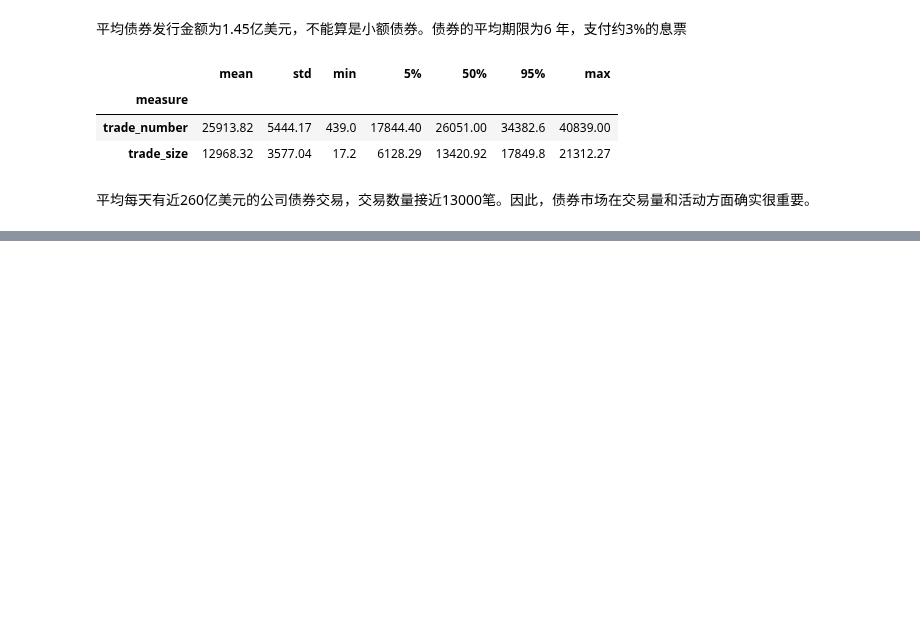
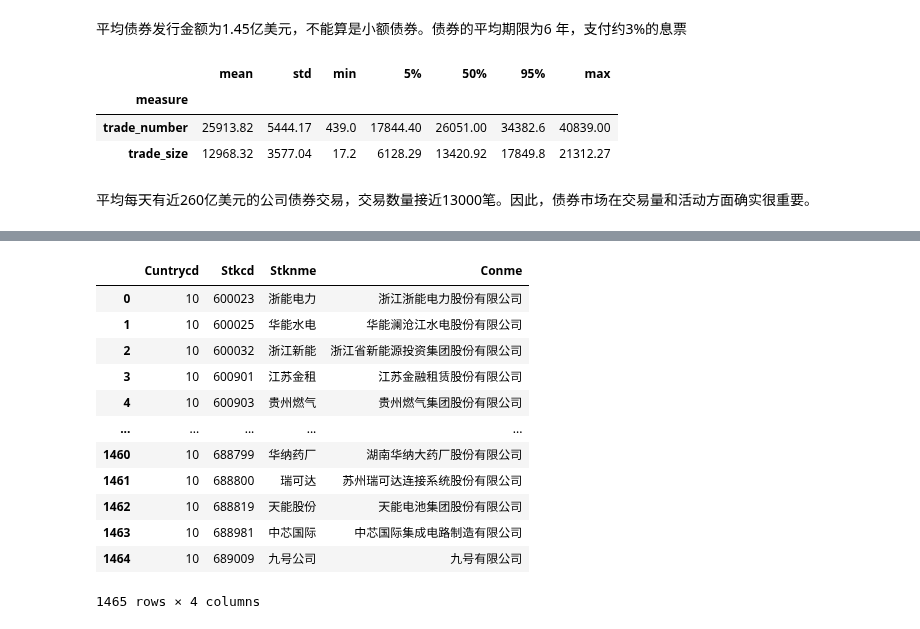
Before and after one commit to WHUFT/WHU_FinTech_Workshop, a Jupyter notebook: 10-研究方法学习班/15-Tidy Finance & Empirical Asset Pricing/01_Financial_data/week1_Finance_data.ipynb, the cells around one changed output, grey strips where cells are left out. Saved outputs shown, nothing was run; the diff lists cells and outputs as text; code cells hidden in the pictures; blank space fills up the shorter version.

```diff
--- a/10-研究方法学习班/15-Tidy Finance & Empirical Asset Pricing/01_Financial_data/week1_Finance_data.ipynb
+++ b/10-研究方法学习班/15-Tidy Finance & Empirical Asset Pricing/01_Financial_data/week1_Finance_data.ipynb
@@ -1030,0 +1149,25 @@ average_trade_size
+# %%
+import os
+print (os.getcwd())
+os.chdir(r'D:\研究生\Dropbox\实证资产定价')
+import pandas as pd
+import numpy as np
+'''
+pip install urllib3
+pip install websocket
+pip install websocket_client
+pip install prettytable
+####下载CSMAR-PYTHON【压缩包】https://data.csmar.com/static/packages/domestic/Python/csmarapi.rar
+解压至python安装目录下的\Lib\site-packages
+如:\Programs\Python36\Lib\site-packages
+'''
+from csmarapi.CsmarService import CsmarService
+
+csmar = CsmarService()
+
+csmar.login('xxxxxxx@whu.edu.cn','xxxxxx',0)
+#csmar.login(account,pwd,lang)
+#account：用户名
+#pwd：密码
+#lang：可选参数（0或1：0代表中文，1代表英文，默认为0）
+##显示登陆成功
@@ -1030,0 +1258,21 @@ average_trade_size
+# %%
+#查询表数据
+#query_df(columns,condition,tableName,startTime,endTime)
+data = csmar.query_df(['Cuntrycd','Stkcd','Stknme','Conme'], "Stkcd like'6%'", 'TRD_Co','2010-01-01','2023-12-31')
+#表示以6开头的股票代码
+#data = csmar.query_df(['Cuntrycd','Stkcd','Stknme','Conme'],'','TRD_Co','2010-01-01','2022-12-31')###无condition
+data
+# %% [output]
+|  | Cuntrycd | Stkcd | Stknme | Conme |
+| 0 | 10 | 600023 | 浙能电力 | 浙江浙能电力股份有限公司 |
+| 1 | 10 | 600025 | 华能水电 | 华能澜沧江水电股份有限公司 |
+| 2 | 10 | 600032 | 浙江新能 | 浙江省新能源投资集团股份有限公司 |
+| 3 | 10 | 600901 | 江苏金租 | 江苏金融租赁股份有限公司 |
+| 4 | 10 | 600903 | 贵州燃气 | 贵州燃气集团股份有限公司 |
+| ... | ... | ... | ... | ... |
+| 1460 | 10 | 688799 | 华纳药厂 | 湖南华纳大药厂股份有限公司 |
+| 1461 | 10 | 688800 | 瑞可达 | 苏州瑞可达连接系统股份有限公司 |
+| 1462 | 10 | 688819 | 天能股份 | 天能电池集团股份有限公司 |
+| 1463 | 10 | 688981 | 中芯国际 | 中芯国际集成电路制造有限公司 |
+| 1464 | 10 | 689009 | 九号公司 | 九号有限公司 |
+1465 rows × 4 columns
```
Also changed, not shown: parts of 32 cells of this notebook.
